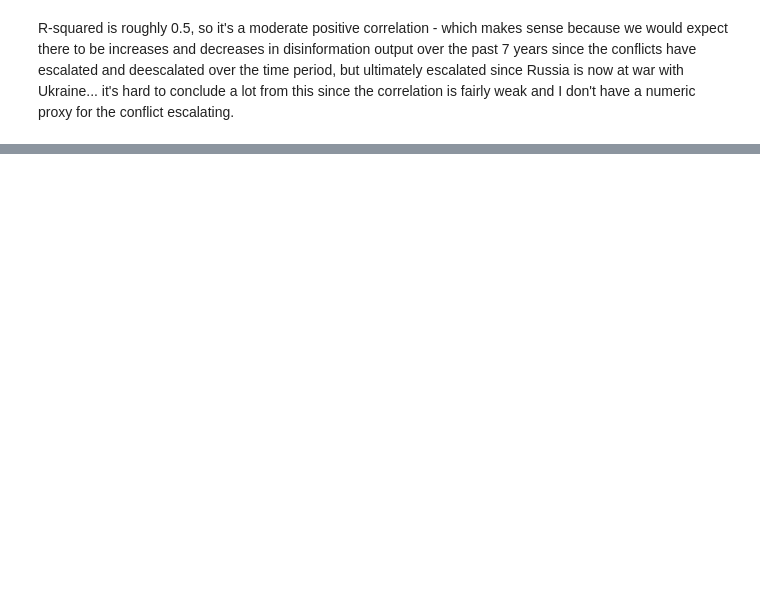
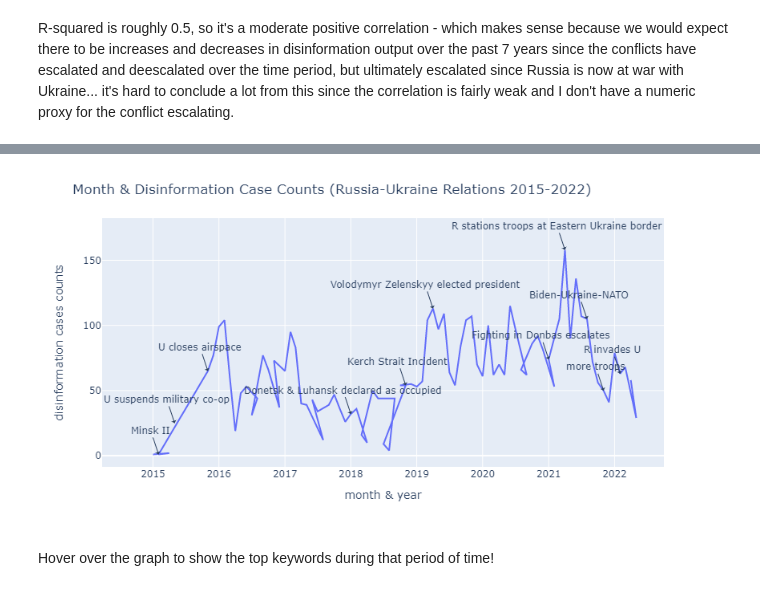
Before and after one commit to ashlynbaske/hcde-410-final, a Jupyter notebook: ukr-eu-analysis.ipynb, the cells around one changed output, grey strips where cells are left out. Cells and saved outputs as stored; diff of their text form; code cells hidden in the pictures; blank space fills up the shorter version.

```diff
--- a/ukr-eu-analysis.ipynb
+++ b/ukr-eu-analysis.ipynb
@@ -436,7 +438,7 @@ monthkwds = {}
 for case in eu_data:
     year = case['date'].year
     month = case['date'].month
-    myr = (month, year)
+    myr = case['date'].strftime("%Y-%m")
     keywords = case['keywords']
 
     for word in keywords:
@@ -525,0 +527,7 @@ fig.show()
+# %%
+df_dict = {}
+for month in month_counts:
+    df_dict[month] = {}
+    df_dict[month]['case_counts'] = month_counts[month]
+    df_dict[month]['k'] = monthkwds[month]['freqkwds']
+#pprint(df_dict) #uncomment to test
@@ -525,0 +573,28 @@ fig.show()
+# %%
+fig = px.line(df, x=df.index, y='case_counts', hover_data="k")
+fig.update_layout(
+    title_text='Month & Disinformation Case Counts (Russia-Ukraine Relations 2015-2022)',
+    xaxis_title='month & year',
+    yaxis_title='disinformation cases counts')
+fig.add_annotation(x='2022-02',y=63,
+            text="R invades U",
+            showarrow=True,
+            arrowhead=1)
+fig.add_annotation(x='2021-04',y=158,
+                    text="R stations troops at Eastern Ukraine border",
+                   showarrow=True,
+                   arrowhead=1)
+add_label('2015-02',1,"Minsk II")
+add_label('2019-04',113,"Volodymyr Zelenskyy elected president")
+add_label('2021-08',105,"Biden-Ukraine-NATO")
+add_label('2021-11',50,"more troops")
+add_label('2015-05',25,"U suspends military co-op")
+add_label('2015-11',65,"U closes airspace")
+add_label('2018-01',32,"Donetsk & Luhansk declared as occupied")
+add_label('2018-11',54,"Kerch Strait Incident")
+add_label('2021-01',74,"Fighting in Donbas escalates")
+fig.show()
+# %% [output]
+[figure, added]
+# %% [markdown]
+Hover over the graph to show the top keywords during that period of time!
```
Also changed, not shown: parts of 8 cells of this notebook, 1 other file.
